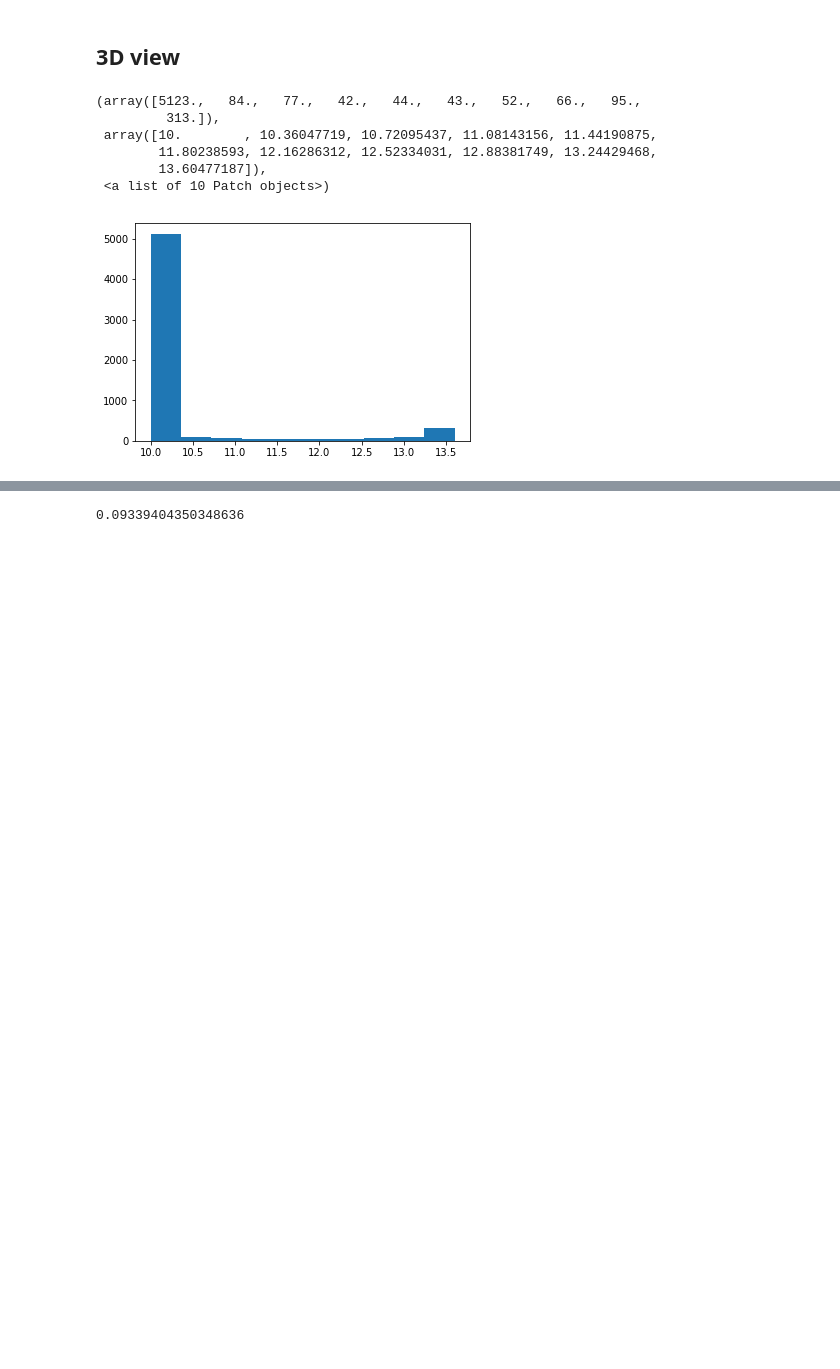
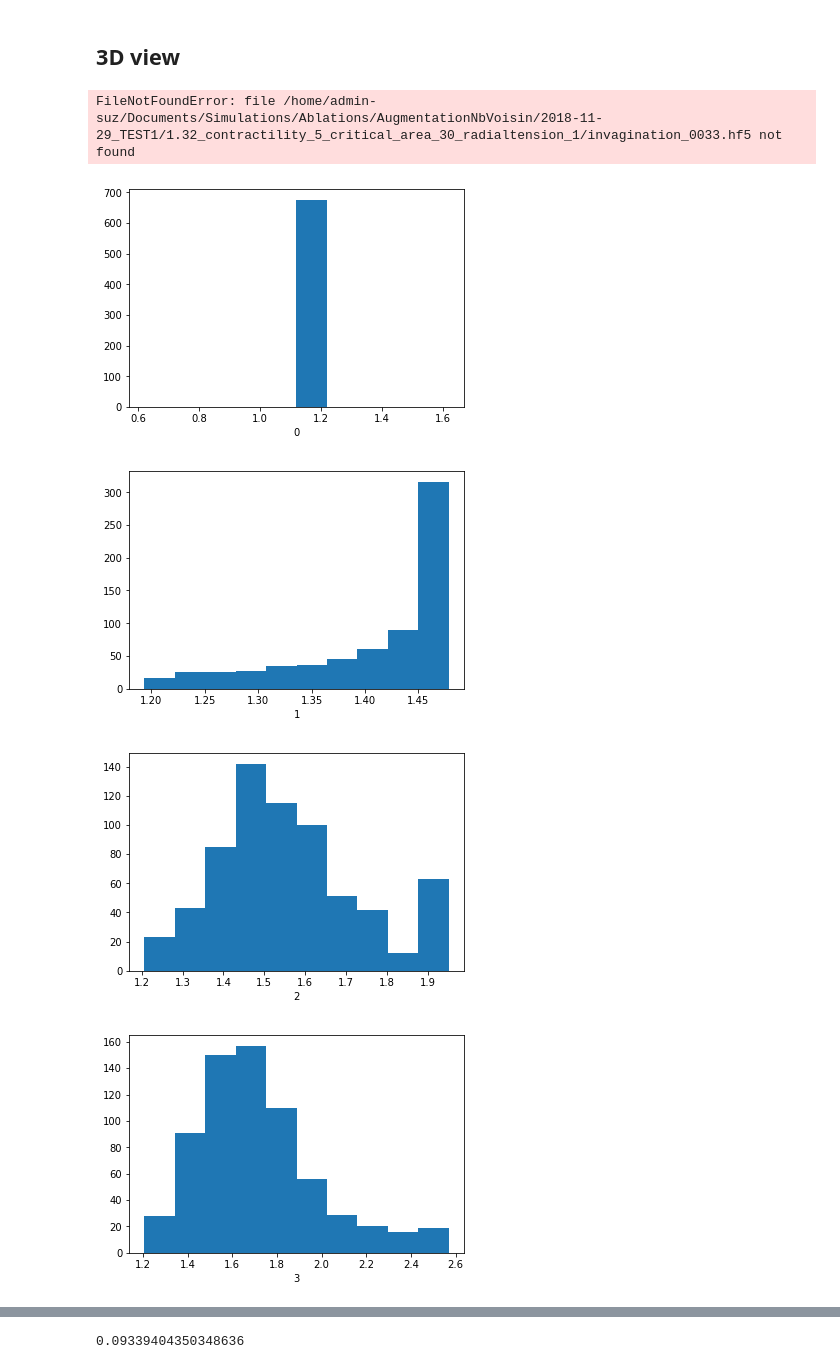
Before and after one commit to suzannelab/invagination, a Jupyter notebook: notebooks/EmbryoExaminer.ipynb, the cells around one changed output, grey strips where cells are left out. Saved outputs shown, nothing was run; the diff lists cells and outputs as text; code cells hidden in the pictures; blank space fills up the shorter version.

```diff
--- a/notebooks/EmbryoExaminer.ipynb
+++ b/notebooks/EmbryoExaminer.ipynb
@@ -45,13 +92,45 @@ start-end
 # %% [markdown]
 ## 3D view
-# %%
-plt.hist(sheet.face_df.surface_tension)
-#model.energy()
-# %% [output]
-(array([5123.,   84.,   77.,   42.,   44.,   43.,   52.,   66.,   95.,
-         313.]),
- array([10.        , 10.36047719, 10.72095437, 11.08143156, 11.44190875,
-        11.80238593, 12.16286312, 12.52334031, 12.88381749, 13.24429468,
-        13.60477187]),
- <a list of 10 Patch objects>)
-[figure, removed]
+# %%
+#plt.hist(sheet.face_df[sheet.face_df.is_mesoderm]['contractility'])
+#model.energy()
+#sheet.face_df[sheet.face_df.is_mesoderm]['contractility'].mean()
+id_cell = 4964
+l_contra=[]
+for i in range (0, 10):
+    current = 'invagination_000'+str(i)+'.hf5'
+    ipv.clear()
+    ipv.style.use('dark')
+
+
+    dsets = hdf5.load_datasets(os.path.join(dirname, current),
+                                   data_names=['vert', 'edge', 'face', 'cell'])
+
+    specs = config.geometry.cylindrical_sheet()
+    sheet = Sheet('ellipse', dsets, specs)
+    fig, ax = plt.subplots()
+    ax.hist(sheet.face_df[sheet.face_df.is_mesoderm]['contractility'])
+    ax.set_xlabel(i)
+    l_contra.append(sheet.face_df.loc[id_cell, 'contractility'])
+
+for i in range (10, 50):
+    current = 'invagination_00'+str(i)+'.hf5'
+    ipv.clear()
+    ipv.style.use('dark')
+
+
+    dsets = hdf5.load_datasets(os.path.join(dirname, current),
+                                   data_names=['vert', 'edge', 'face', 'cell'])
+
+    specs = config.geometry.cylindrical_sheet()
+    sheet = Sheet('ellipse', dsets, specs)
+    fig, ax = plt.subplots()
+    ax.hist(sheet.face_df[sheet.face_df.is_mesoderm]['contractility'])
+    ax.set_xlabel(i)
+    l_contra.append(sheet.face_df.loc[id_cell, 'contractility'])
+# %% [output]
+FileNotFoundError: file /home/admin-suz/Documents/Simulations/Ablations/AugmentationNbVoisin/2018-11-29_TEST1/1.32_contractility_5_critical_area_30_radialtension_1/invagination_0033.hf5 not found
+[figure, added]
+[figure, added]
+[figure, added]
+[figure, added]
```
Also changed, not shown: parts of 14 cells of this notebook, 4 other files.
